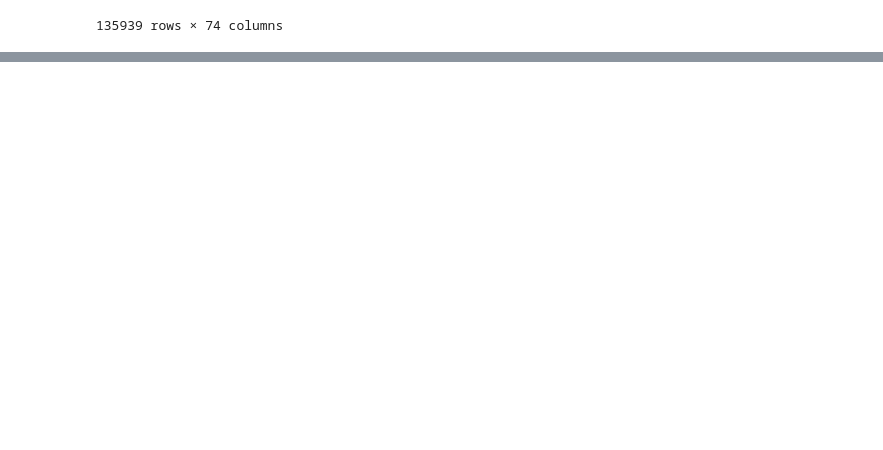
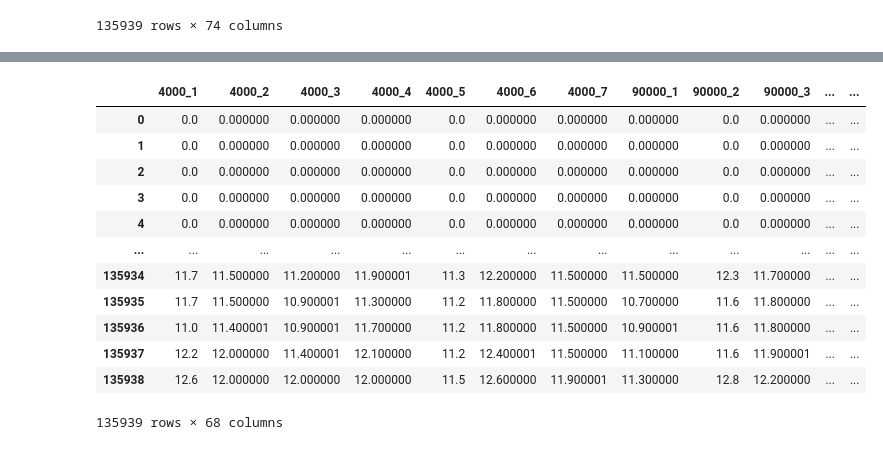
Before and after one commit to NachoBoe/GNN4OPF, a Jupyter notebook: psse_scripts/csv_creator_data_uy.ipynb, the cells around one changed output, grey strips where cells are left out. Cells and saved outputs as stored; diff of their text form; code cells hidden in the pictures; blank space fills up the shorter version.

Commit message:
psse scriot fix

```diff
--- a/psse_scripts/csv_creator_data_uy.ipynb
+++ b/psse_scripts/csv_creator_data_uy.ipynb
@@ -1,9 +1,9 @@
 # %%
 import pandas as pd
 import os
-import pandas as pd
+import tqdm
 
-datos_path = '/Users/tomasvazquez/Desktop/Facultad/Tesis/Datos/'
+datos_path = 'C:/Users/santi/GNN4OPF/'
 # %% [markdown]
 ### Para generar el csv con los 3 años concatenados
 # %%
@@ -35,19 +24,23 @@ Name: Fecha, Length: 135939, dtype: object
 # %% [markdown]
 ### Funcion para levantar las columnas con los nodos que querramos, y guardar en un csv con los nombres de los buses
 # %%
-def create_dataset(path, buses, name=None):
+def create_dataset(path, buses, out_dir=None):
     original_data = pd.read_csv(path)
+    # chequeo de colunmas
+    for bus in buses:
+        if bus not in original_data.columns:
+            raise ValueError(f'Column {bus} not found in the dataset')
     clean_data = pd.DataFrame(columns=buses.keys())
     clean_data['Fecha'] = pd.to_datetime(clean_data['Fecha'])
-    for bus in buses:
+    for bus in tqdm.tqdm(buses, desc='Cleaning data',total=len(buses)):
         if bus != 'Fecha':
             clean_data[bus] = original_data[bus]
             clean_data = clean_data.rename(columns={bus: buses[bus]})
             clean_data = clean_data.applymap(convertir_a_cero)
     if 'Fecha' in buses:
         clean_data['Fecha'] = original_data['Fecha']
-    if name:
-        clean_data.to_csv(datos_path + name, index=False)
+    if out_dir:
+        clean_data.to_csv(out_dir, index=False)
 
     return clean_data
 
@@ -149,0 +260,16 @@ create_dataset(datos_path+'GEN_total.csv', buses_pload)
+# %%
+create_dataset(datos_path+'GEN_total.csv', dicc2, datos_path + 'GENQ_total_psse.csv')
+# %% [output]
+|  | 4000_1 | 4000_2 | 4000_3 | 4000_4 | 4000_5 | 4000_6 | 4000_7 | 90000_1 | 90000_2 | 90000_3 | ... | ... |
+| 0 | 0.0 | 0.000000 | 0.000000 | 0.000000 | 0.0 | 0.000000 | 0.000000 | 0.000000 | 0.0 | 0.000000 | ... | ... |
+| 1 | 0.0 | 0.000000 | 0.000000 | 0.000000 | 0.0 | 0.000000 | 0.000000 | 0.000000 | 0.0 | 0.000000 | ... | ... |
+| 2 | 0.0 | 0.000000 | 0.000000 | 0.000000 | 0.0 | 0.000000 | 0.000000 | 0.000000 | 0.0 | 0.000000 | ... | ... |
+| 3 | 0.0 | 0.000000 | 0.000000 | 0.000000 | 0.0 | 0.000000 | 0.000000 | 0.000000 | 0.0 | 0.000000 | ... | ... |
+| 4 | 0.0 | 0.000000 | 0.000000 | 0.000000 | 0.0 | 0.000000 | 0.000000 | 0.000000 | 0.0 | 0.000000 | ... | ... |
+| ... | ... | ... | ... | ... | ... | ... | ... | ... | ... | ... | ... | ... |
+| 135934 | 11.7 | 11.500000 | 11.200000 | 11.900001 | 11.3 | 12.200000 | 11.500000 | 11.500000 | 12.3 | 11.700000 | ... | ... |
+| 135935 | 11.7 | 11.500000 | 10.900001 | 11.300000 | 11.2 | 11.800000 | 11.500000 | 10.700000 | 11.6 | 11.800000 | ... | ... |
+| 135936 | 11.0 | 11.400001 | 10.900001 | 11.700000 | 11.2 | 11.800000 | 11.500000 | 10.900001 | 11.6 | 11.800000 | ... | ... |
+| 135937 | 12.2 | 12.000000 | 11.400001 | 12.100000 | 11.2 | 12.400001 | 11.500000 | 11.100000 | 11.6 | 11.900001 | ... | ... |
+| 135938 | 12.6 | 12.000000 | 12.000000 | 12.000000 | 11.5 | 12.600000 | 11.900001 | 11.300000 | 12.8 | 12.200000 | ... | ... |
+135939 rows × 68 columns
```
Also changed, not shown: parts of 8 cells of this notebook, 3 other files.
